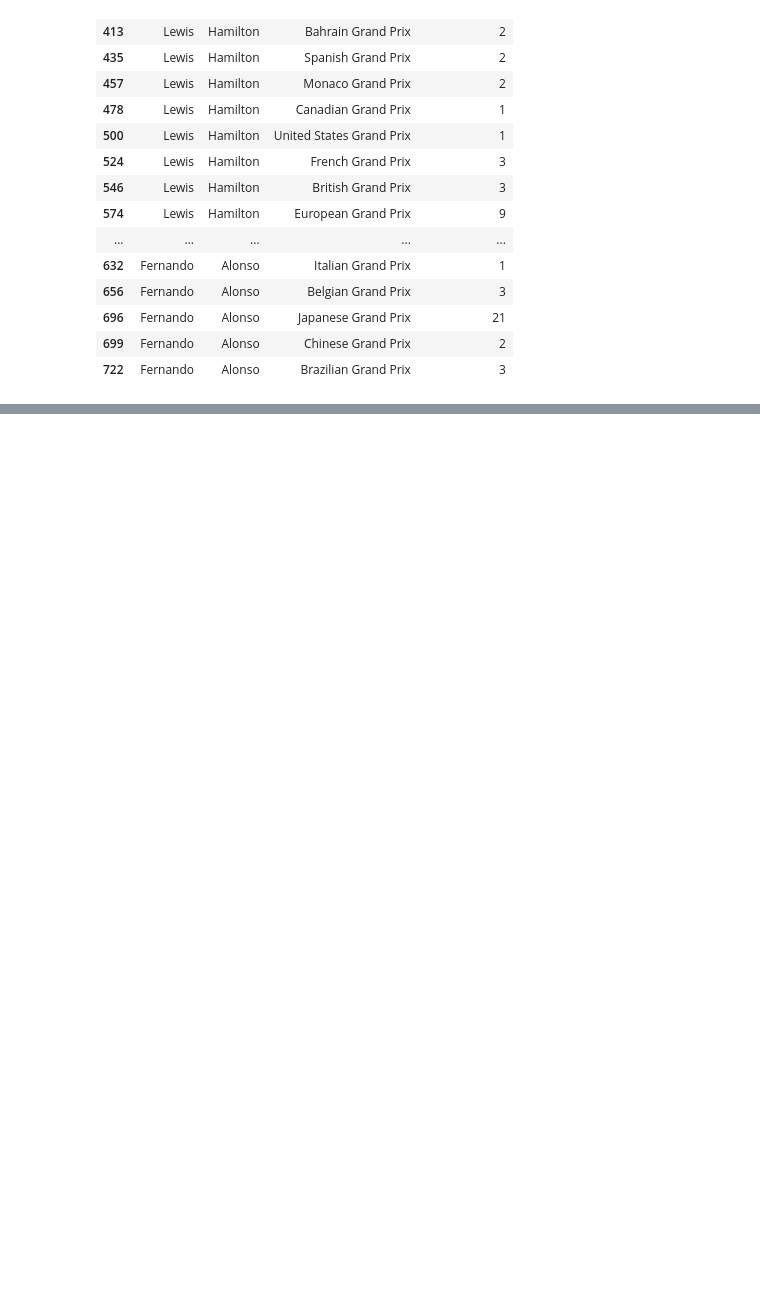
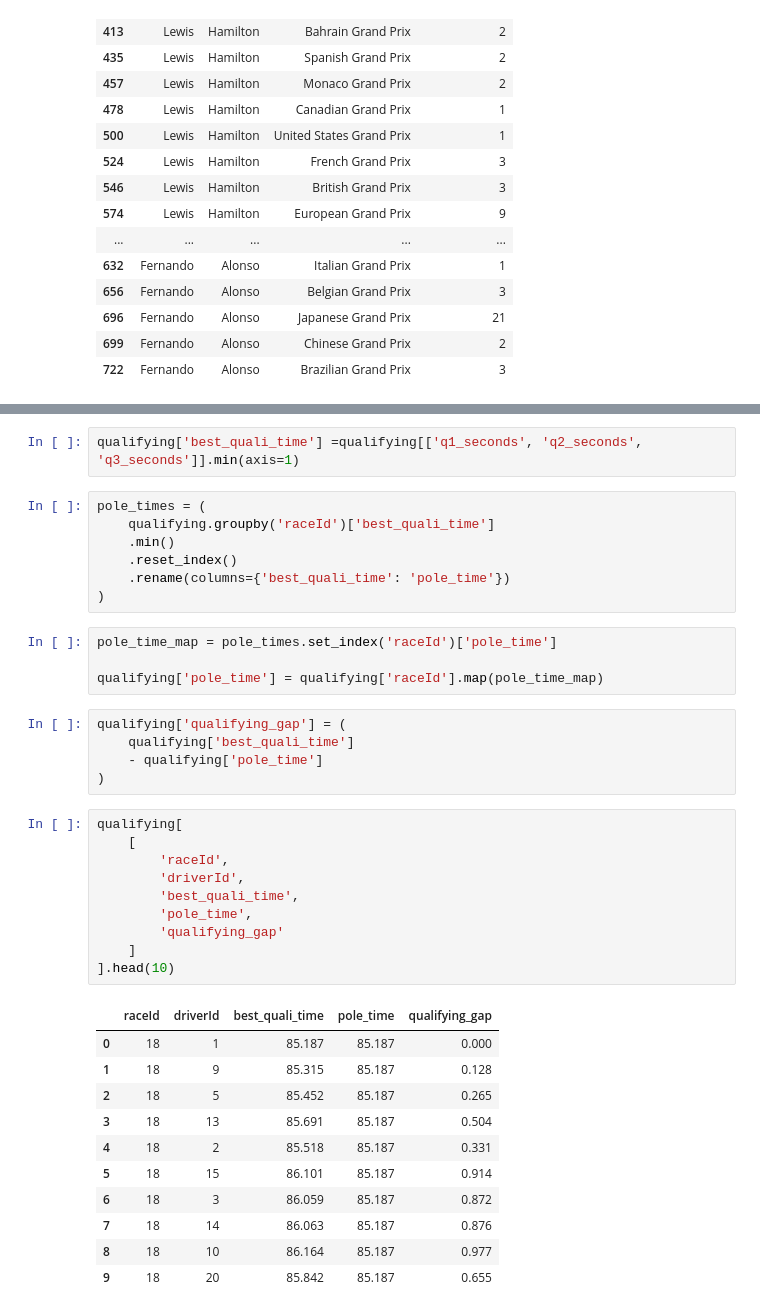
Before and after one commit to VarunP4835/f1_race_predictor, a Jupyter notebook: notebooks/01_explore_data.ipynb, the cells around one changed output, grey strips where cells are left out. Cells and saved outputs as stored; diff of their text form; blank space fills up the shorter version.

```diff
--- a/notebooks/01_explore_data.ipynb
+++ b/notebooks/01_explore_data.ipynb
@@ -202,0 +367,40 @@ df[['forename', 'surname', 'name', 'year', 'positionOrder', 'avg_last5_finish',
+# %%
+qualifying['best_quali_time'] =qualifying[['q1_seconds', 'q2_seconds', 'q3_seconds']].min(axis=1)
+# %%
+pole_times = (
+    qualifying.groupby('raceId')['best_quali_time']
+    .min()
+    .reset_index()
+    .rename(columns={'best_quali_time': 'pole_time'})
+)
+# %%
+pole_time_map = pole_times.set_index('raceId')['pole_time']
+
+qualifying['pole_time'] = qualifying['raceId'].map(pole_time_map)
+# %%
+qualifying['qualifying_gap'] = (
+    qualifying['best_quali_time']
+    - qualifying['pole_time']
+)
+# %%
+qualifying[
+    [
+        'raceId',
+        'driverId',
+        'best_quali_time',
+        'pole_time',
+        'qualifying_gap'
+    ]
+].head(10)
+# %% [output]
+|  | raceId | driverId | best_quali_time | pole_time | qualifying_gap |
+| 0 | 18 | 1 | 85.187 | 85.187 | 0.000 |
+| 1 | 18 | 9 | 85.315 | 85.187 | 0.128 |
+| 2 | 18 | 5 | 85.452 | 85.187 | 0.265 |
+| 3 | 18 | 13 | 85.691 | 85.187 | 0.504 |
+| 4 | 18 | 2 | 85.518 | 85.187 | 0.331 |
+| 5 | 18 | 15 | 86.101 | 85.187 | 0.914 |
+| 6 | 18 | 3 | 86.059 | 85.187 | 0.872 |
+| 7 | 18 | 14 | 86.063 | 85.187 | 0.876 |
+| 8 | 18 | 10 | 86.164 | 85.187 | 0.977 |
+| 9 | 18 | 20 | 85.842 | 85.187 | 0.655 |
```
Also changed, not shown: parts of 15 cells of this notebook.
